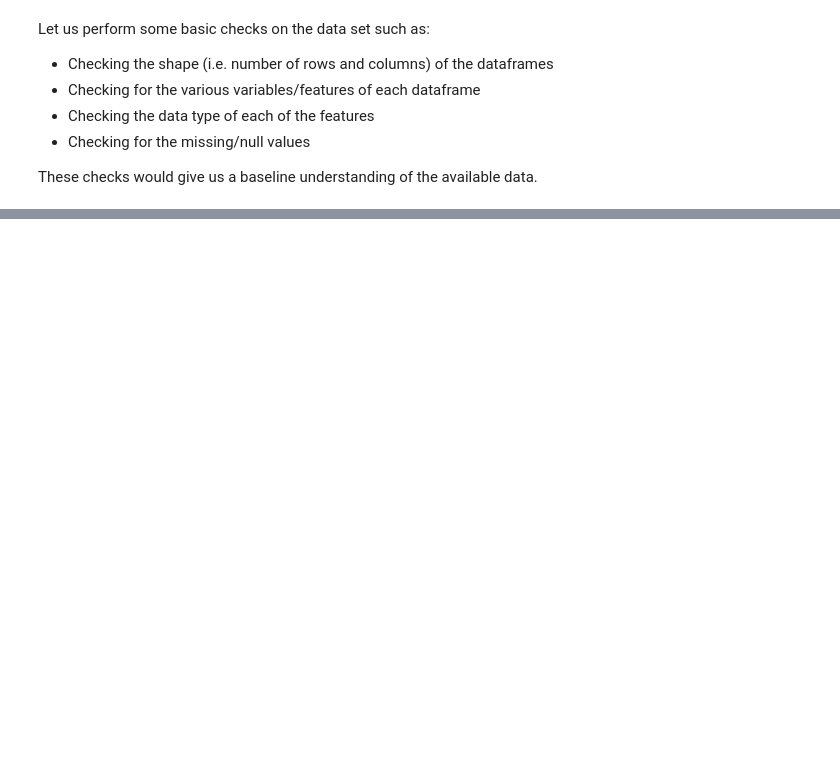
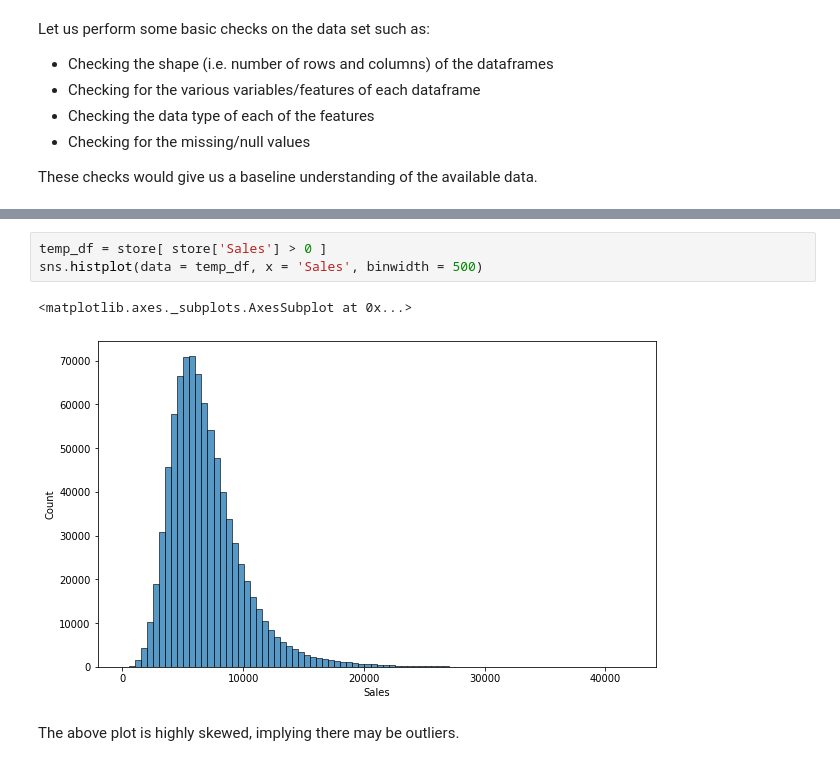
Before and after one commit to priyaregit/Rossmann-Sales-Prediction_Regression_Capstone-Project, a Jupyter notebook: Rossmann_Sales_Prediction_Capstone_Project_2_Supriya.ipynb, the cells around one changed output, grey strips where cells are left out. Cells and saved outputs as stored; diff of their text form; blank space fills up the shorter version.

```diff
--- a/Rossmann_Sales_Prediction_Capstone_Project_2_Supriya.ipynb
+++ b/Rossmann_Sales_Prediction_Capstone_Project_2_Supriya.ipynb
@@ -79,0 +233,8 @@ These checks would give us a baseline understanding of the available data.
+# %%
+temp_df = store[ store['Sales'] > 0 ]
+sns.histplot(data = temp_df, x = 'Sales', binwidth = 500)
+# %% [output]
+<matplotlib.axes._subplots.AxesSubplot at 0x...>
+[figure, added]
+# %% [markdown]
+The above plot is highly skewed, implying there may be outliers.
```
Also changed, not shown: parts of 94 cells of this notebook.
